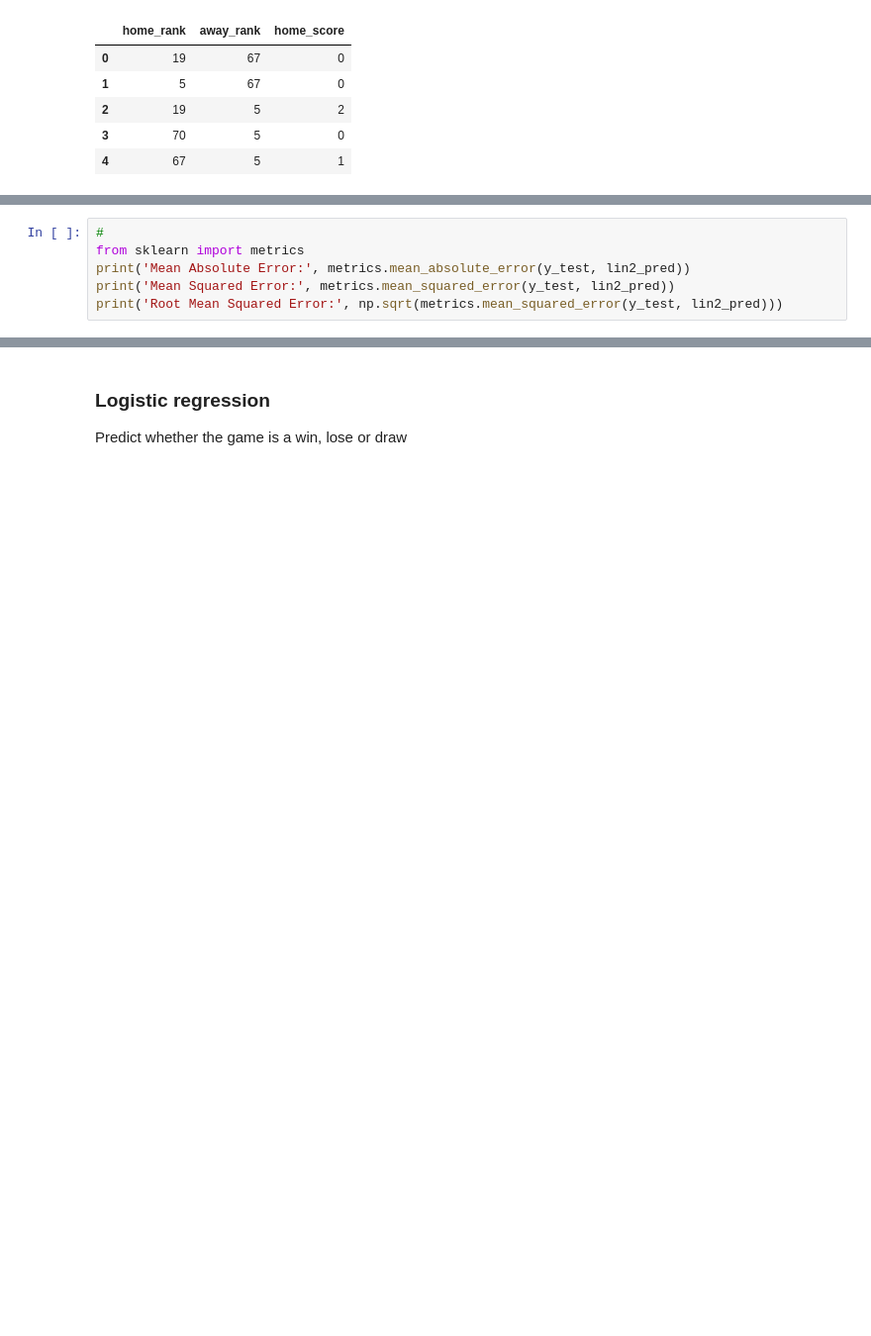
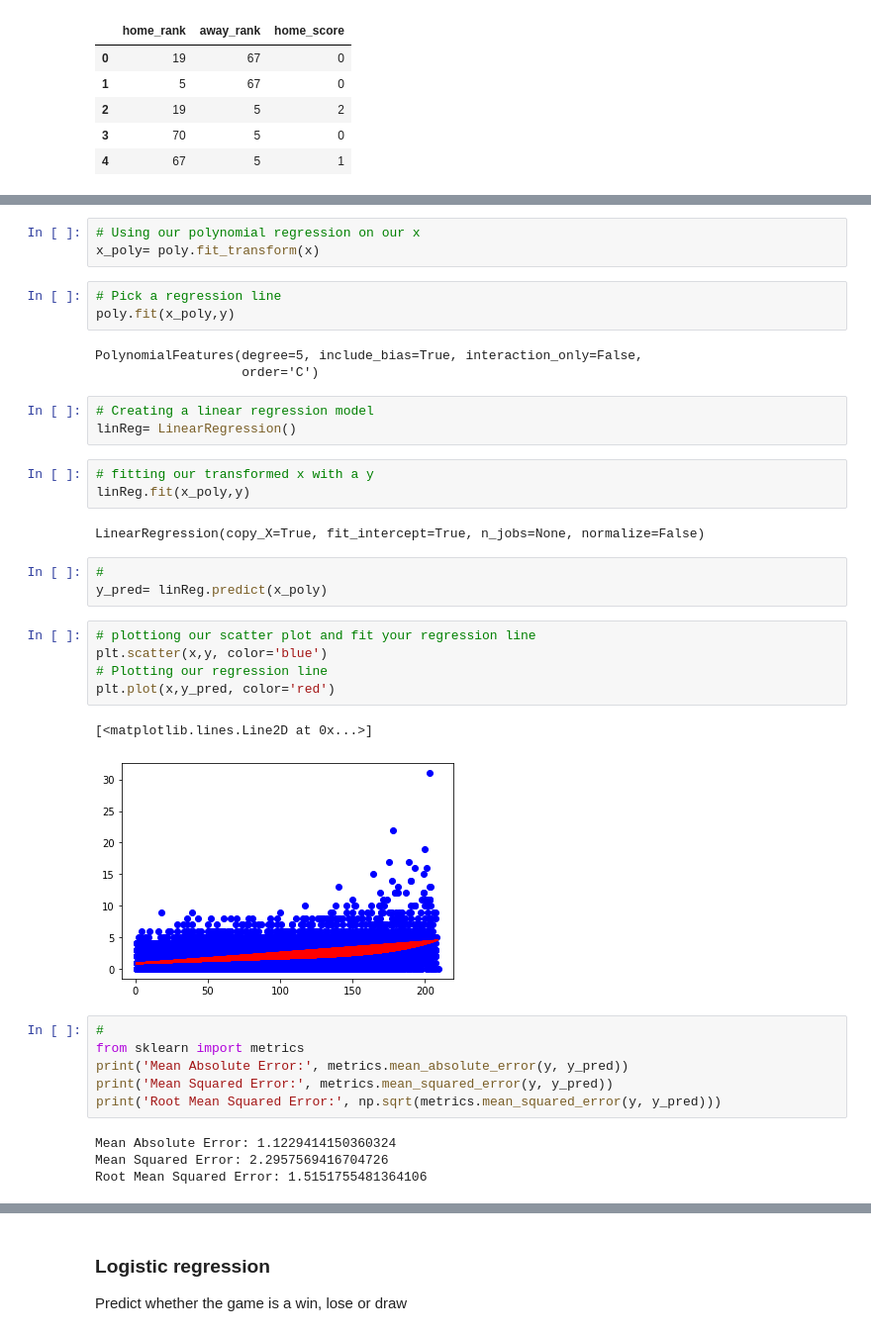
Before and after one commit to PrecyMaeMwanyungu/Football-predictions-using-machine-learning, a Jupyter notebook: Precy_Mae_Core_W6_Project.ipynb, the cells around one changed output, grey strips where cells are left out. Shown at 99% size. Cells and saved outputs as stored; diff of their text form; blank space fills up the shorter version.

```diff
--- a/Precy_Mae_Core_W6_Project.ipynb
+++ b/Precy_Mae_Core_W6_Project.ipynb
@@ -956,6 +942,38 @@ array([2.09531397, 2.47508331, 1.09266287, ..., 0.80917288, 1.67089603,
+# %%
+# Using our polynomial regression on our x
+x_poly= poly.fit_transform(x)
+# %%
+# Pick a regression line
+poly.fit(x_poly,y)
+# %% [output]
+PolynomialFeatures(degree=5, include_bias=True, interaction_only=False,
+                   order='C')
+# %%
+# Creating a linear regression model
+linReg= LinearRegression()
+# %%
+# fitting our transformed x with a y
+linReg.fit(x_poly,y)
+# %% [output]
+LinearRegression(copy_X=True, fit_intercept=True, n_jobs=None, normalize=False)
+# %%
+#
+y_pred= linReg.predict(x_poly)
+# %%
+# plottiong our scatter plot and fit your regression line
+plt.scatter(x,y, color='blue')
+# Plotting our regression line
+plt.plot(x,y_pred, color='red')
+# %% [output]
+[<matplotlib.lines.Line2D at 0x...>]
+[figure, added]
 # %%
 #
 from sklearn import metrics
-print('Mean Absolute Error:', metrics.mean_absolute_error(y_test, lin2_pred))
-print('Mean Squared Error:', metrics.mean_squared_error(y_test, lin2_pred))
-print('Root Mean Squared Error:', np.sqrt(metrics.mean_squared_error(y_test, lin2_pred)))
+print('Mean Absolute Error:', metrics.mean_absolute_error(y, y_pred))
+print('Mean Squared Error:', metrics.mean_squared_error(y, y_pred))
+print('Root Mean Squared Error:', np.sqrt(metrics.mean_squared_error(y, y_pred)))
+# %% [output]
+Mean Absolute Error: 1.1229414150360324
+Mean Squared Error: 2.2957569416704726
+Root Mean Squared Error: 1.5151755481364106
```
Also changed, not shown: parts of 14 cells of this notebook.
